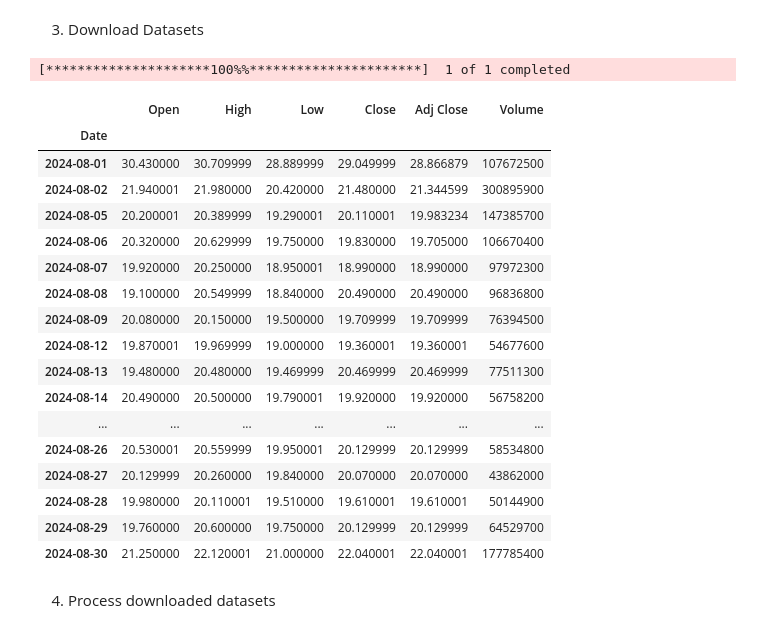
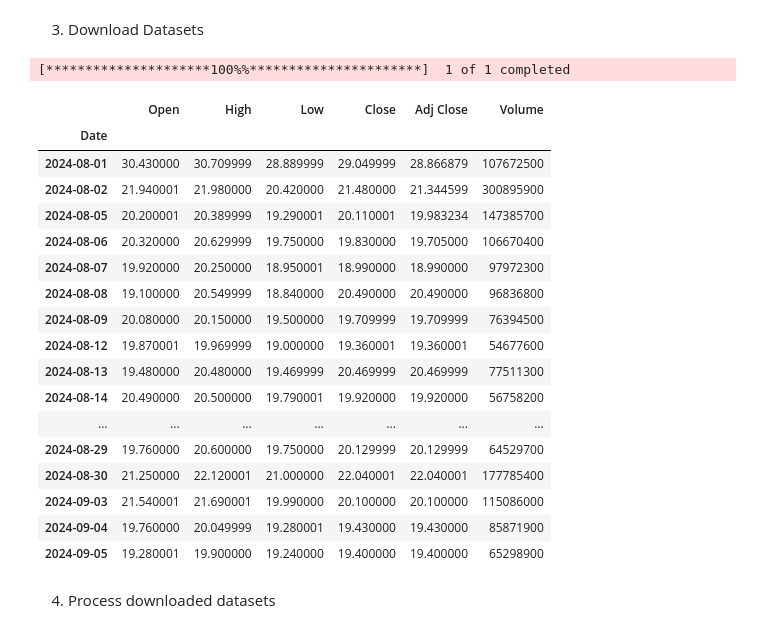
Before and after one commit to ctkqiang/StockAnalysis, a Jupyter notebook: Stocks/Stock_analysis.ipynb, the cells around one changed output. Saved outputs shown, nothing was run; the diff lists cells and outputs as text; code cells hidden in the pictures.

```diff
--- a/Stocks/Stock_analysis.ipynb
+++ b/Stocks/Stock_analysis.ipynb
@@ -132,28 +134,28 @@ display(df)
 # %%
 ticker = stock
 
 download = False
 
-stock_data = yf.download(ticker, start="2024-08-01", end="2024-08-31")
+stock_data = yf.download(ticker, start="2024-08-01", end="2024-09-06")
 
 display(stock_data)
 # %% [output]
 [*********************100%%**********************]  1 of 1 completed
 |  | Open | High | Low | Close | Adj Close | Volume |
 | Date |  |  |  |  |  |  |
 | 2024-08-01 | 30.430000 | 30.709999 | 28.889999 | 29.049999 | 28.866879 | 107672500 |
 | 2024-08-02 | 21.940001 | 21.980000 | 20.420000 | 21.480000 | 21.344599 | 300895900 |
 | 2024-08-05 | 20.200001 | 20.389999 | 19.290001 | 20.110001 | 19.983234 | 147385700 |
 | 2024-08-06 | 20.320000 | 20.629999 | 19.750000 | 19.830000 | 19.705000 | 106670400 |
 | 2024-08-07 | 19.920000 | 20.250000 | 18.950001 | 18.990000 | 18.990000 | 97972300 |
 | 2024-08-08 | 19.100000 | 20.549999 | 18.840000 | 20.490000 | 20.490000 | 96836800 |
 | 2024-08-09 | 20.080000 | 20.150000 | 19.500000 | 19.709999 | 19.709999 | 76394500 |
 | 2024-08-12 | 19.870001 | 19.969999 | 19.000000 | 19.360001 | 19.360001 | 54677600 |
 | 2024-08-13 | 19.480000 | 20.480000 | 19.469999 | 20.469999 | 20.469999 | 77511300 |
 | 2024-08-14 | 20.490000 | 20.500000 | 19.790001 | 19.920000 | 19.920000 | 56758200 |
 | ... | ... | ... | ... | ... | ... | ... |
-| 2024-08-26 | 20.530001 | 20.559999 | 19.950001 | 20.129999 | 20.129999 | 58534800 |
-| 2024-08-27 | 20.129999 | 20.260000 | 19.840000 | 20.070000 | 20.070000 | 43862000 |
-| 2024-08-28 | 19.980000 | 20.110001 | 19.510000 | 19.610001 | 19.610001 | 50144900 |
 | 2024-08-29 | 19.760000 | 20.600000 | 19.750000 | 20.129999 | 20.129999 | 64529700 |
 | 2024-08-30 | 21.250000 | 22.120001 | 21.000000 | 22.040001 | 22.040001 | 177785400 |
+| 2024-09-03 | 21.540001 | 21.690001 | 19.990000 | 20.100000 | 20.100000 | 115086000 |
+| 2024-09-04 | 19.760000 | 20.049999 | 19.280001 | 19.430000 | 19.430000 | 85871900 |
+| 2024-09-05 | 19.280001 | 19.900000 | 19.240000 | 19.400000 | 19.400000 | 65298900 |
```
Also changed, not shown: parts of 8 cells of this notebook, 7 other files.
